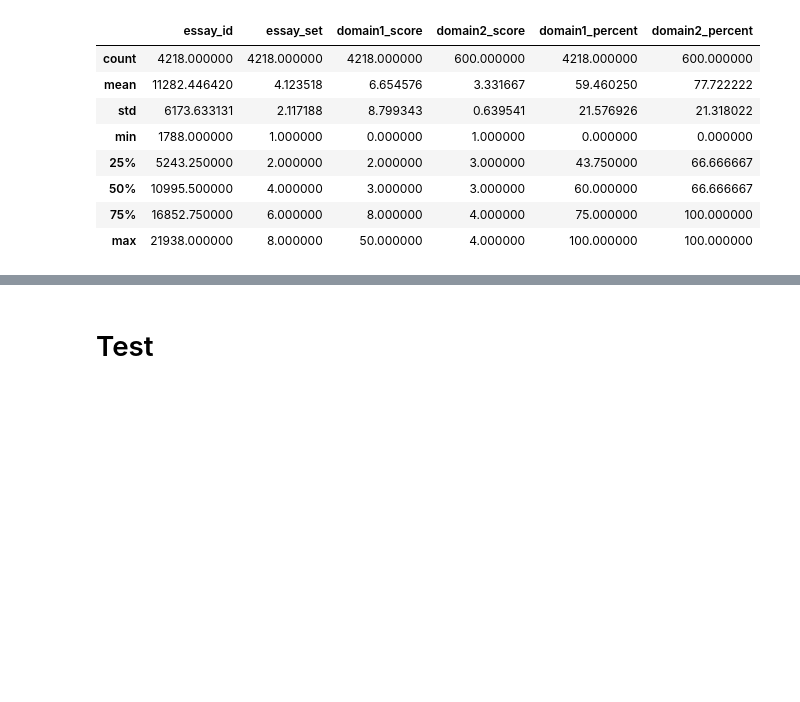
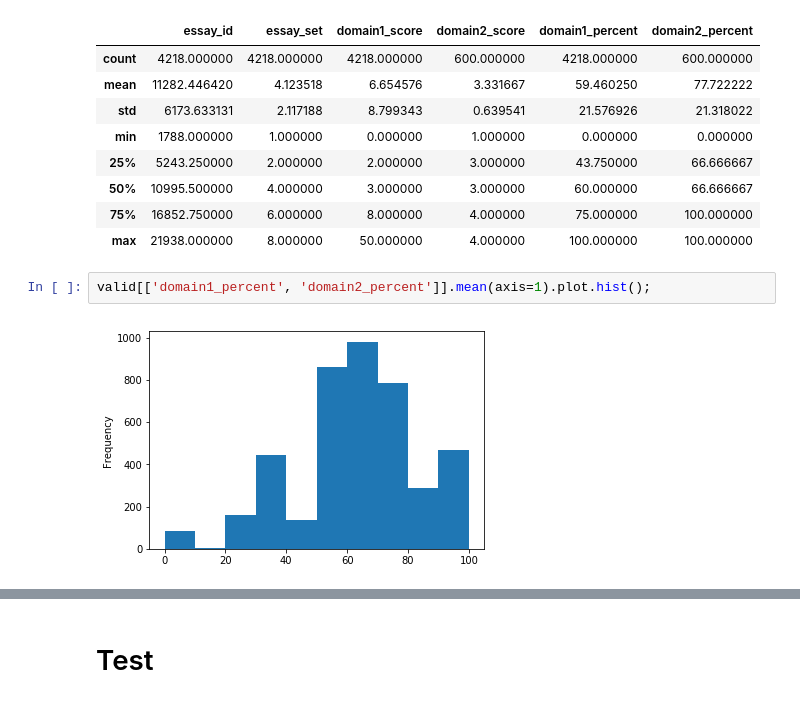
Before and after one commit to MattEding/EssayScorer, a Jupyter notebook: extract_data.ipynb, the cells around one changed output, grey strips where cells are left out. Saved outputs shown, nothing was run; the diff lists cells and outputs as text; blank space fills up the shorter version.

```diff
--- a/extract_data.ipynb
+++ b/extract_data.ipynb
@@ -158,3 +168,7 @@ valid.describe()
 | 50% | 10995.500000 | 4.000000 | 3.000000 | 3.000000 | 60.000000 | 66.666667 |
 | 75% | 16852.750000 | 6.000000 | 8.000000 | 4.000000 | 75.000000 | 100.000000 |
 | max | 21938.000000 | 8.000000 | 50.000000 | 4.000000 | 100.000000 | 100.000000 |
+# %%
+valid[['domain1_percent', 'domain2_percent']].mean(axis=1).plot.hist();
+# %% [output]
+[figure, added]
```
Also changed, not shown: parts of 5 cells of this notebook, 5 other files.
